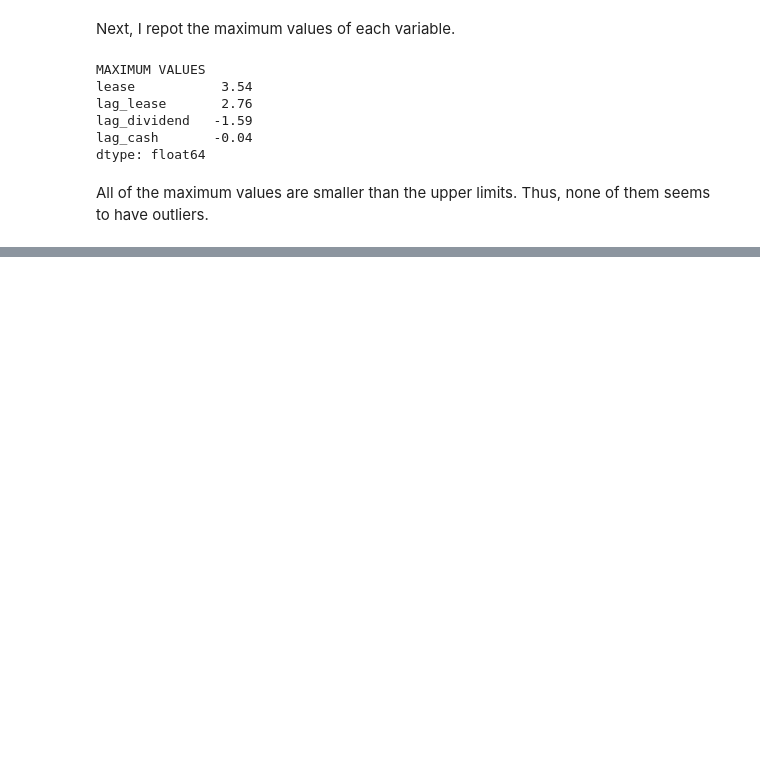
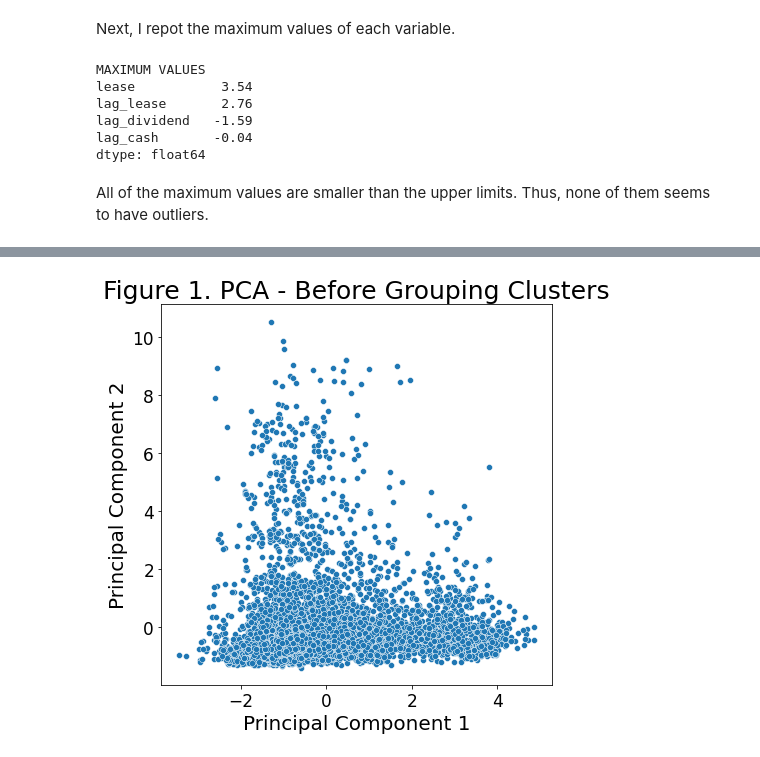
Before and after one commit to youngdataspace/Detect-Outliers-Using-Isolation-Forest, a Jupyter notebook: detect_outliers.ipynb, the cells around one changed output, grey strips where cells are left out. Drawn from its saved outputs; the diff is of its cells as text; code cells hidden in the pictures; blank space fills up the shorter version.

```diff
--- a/detect_outliers.ipynb
+++ b/detect_outliers.ipynb
@@ -171,0 +270,14 @@ All of the maximum values are smaller than the upper limits. Thus, none of them
+# %%
+# Create a scatter plot of two components
+plt.figure(figsize=(7,7))                                         # figure size
+ax = sns.scatterplot(
+    x="principal_component1", y="principal_component2",
+    data = pca_df)                                                # plot
+plt.xlabel("Principal Component 1", size=20)                      # x label
+plt.ylabel("Principal Component 2", size=20)                      # y label
+plt.xticks(fontsize=17)                                           # x tick
+plt.yticks(fontsize=17)                                           # y tick
+plt.title("Figure 1. PCA - Before Grouping Clusters", size=25)    # title
+plt.show()
+# %% [output]
+[figure, added]
```
Also changed, not shown: parts of 14 cells of this notebook.
